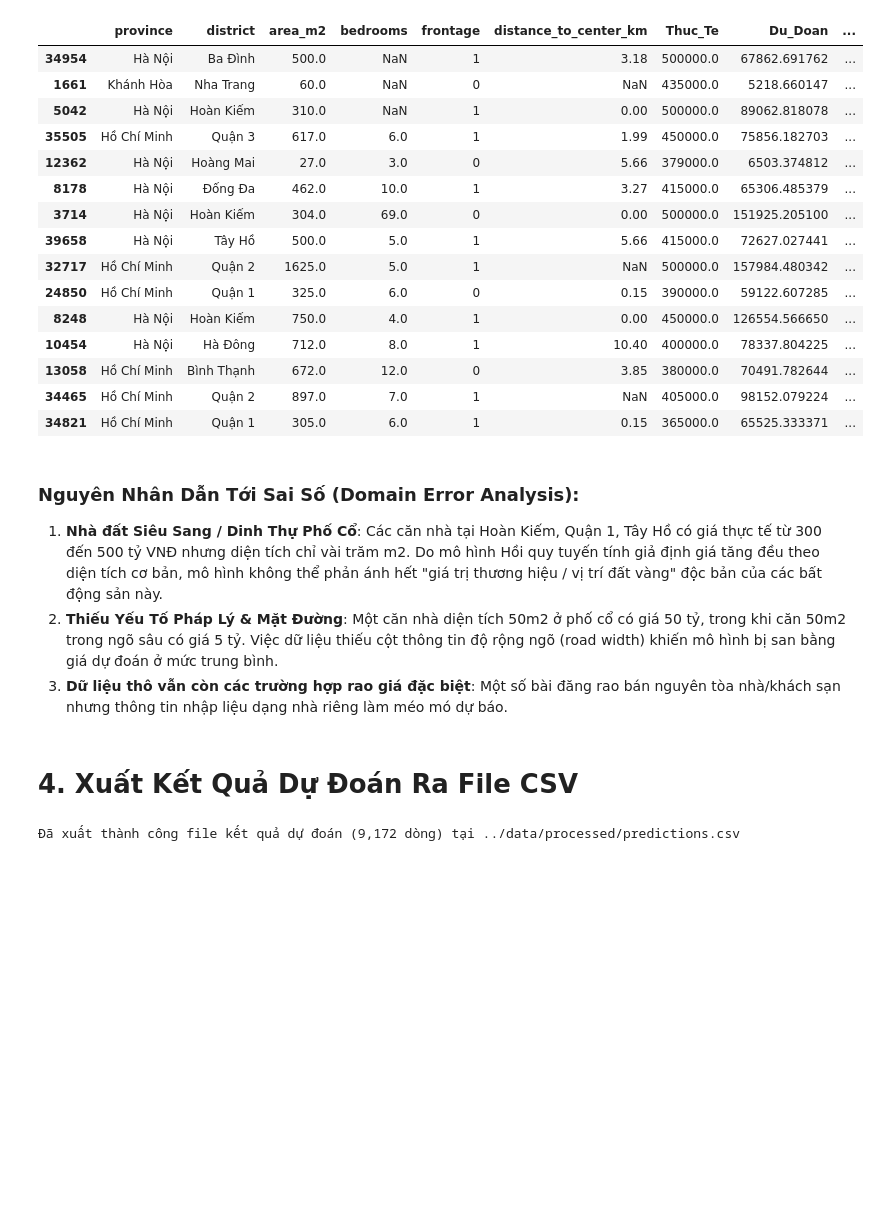
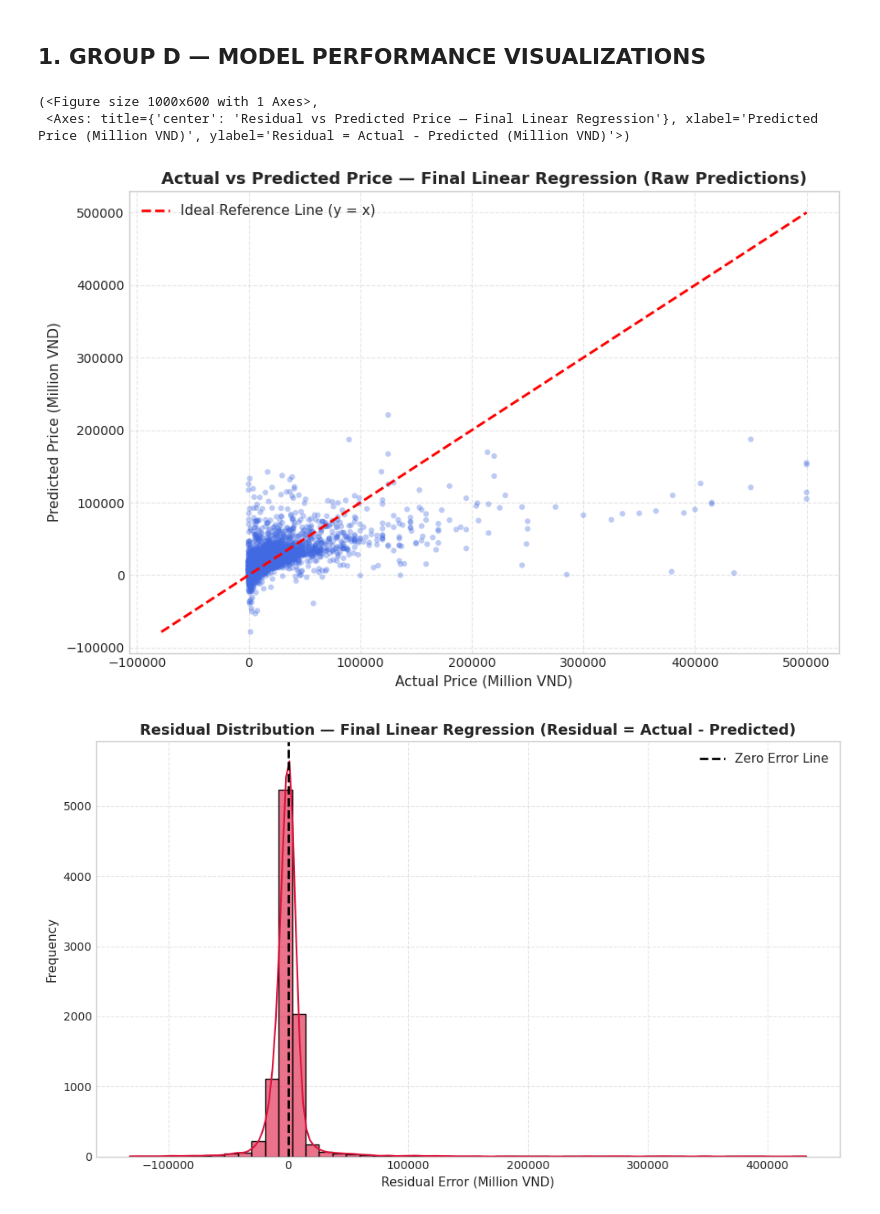
Before and after one commit to LMLTech/bds-price-prediction, a Jupyter notebook: notebooks/06_evaluation.ipynb, the cells around one changed output. Saved outputs shown, nothing was run; the diff lists cells and outputs as text; code cells hidden in the pictures; blank space fills up the shorter version.

```diff
--- a/notebooks/06_evaluation.ipynb
+++ b/notebooks/06_evaluation.ipynb
@@ -92,35 +45,16 @@ plt.show()
-# %%
-top_errs = get_top_prediction_errors(X_test, y_test, y_pred, top_n=15)
-display(top_errs[['province', 'district', 'area_m2', 'bedrooms', 'frontage', 'distance_to_center_km', 'Thuc_Te', 'Du_Doan', 'Sai_So_Tuyet_Doi']])
-# %% [output]
-|  | province | district | area_m2 | bedrooms | frontage | distance_to_center_km | Thuc_Te | Du_Doan | ... |
-| 34954 | Hà Nội | Ba Đình | 500.0 | NaN | 1 | 3.18 | 500000.0 | 67862.691762 | ... |
-| 1661 | Khánh Hòa | Nha Trang | 60.0 | NaN | 0 | NaN | 435000.0 | 5218.660147 | ... |
-| 5042 | Hà Nội | Hoàn Kiếm | 310.0 | NaN | 1 | 0.00 | 500000.0 | 89062.818078 | ... |
-| 35505 | Hồ Chí Minh | Quận 3 | 617.0 | 6.0 | 1 | 1.99 | 450000.0 | 75856.182703 | ... |
-| 12362 | Hà Nội | Hoàng Mai | 27.0 | 3.0 | 0 | 5.66 | 379000.0 | 6503.374812 | ... |
-| 8178 | Hà Nội | Đống Đa | 462.0 | 10.0 | 1 | 3.27 | 415000.0 | 65306.485379 | ... |
-| 3714 | Hà Nội | Hoàn Kiếm | 304.0 | 69.0 | 0 | 0.00 | 500000.0 | 151925.205100 | ... |
-| 39658 | Hà Nội | Tây Hồ | 500.0 | 5.0 | 1 | 5.66 | 415000.0 | 72627.027441 | ... |
-| 32717 | Hồ Chí Minh | Quận 2 | 1625.0 | 5.0 | 1 | NaN | 500000.0 | 157984.480342 | ... |
-| 24850 | Hồ Chí Minh | Quận 1 | 325.0 | 6.0 | 0 | 0.15 | 390000.0 | 59122.607285 | ... |
-| 8248 | Hà Nội | Hoàn Kiếm | 750.0 | 4.0 | 1 | 0.00 | 450000.0 | 126554.566650 | ... |
-| 10454 | Hà Nội | Hà Đông | 712.0 | 8.0 | 1 | 10.40 | 400000.0 | 78337.804225 | ... |
-| 13058 | Hồ Chí Minh | Bình Thạnh | 672.0 | 12.0 | 0 | 3.85 | 380000.0 | 70491.782644 | ... |
-| 34465 | Hồ Chí Minh | Quận 2 | 897.0 | 7.0 | 1 | NaN | 405000.0 | 98152.079224 | ... |
-| 34821 | Hồ Chí Minh | Quận 1 | 305.0 | 6.0 | 1 | 0.15 | 365000.0 | 65525.333371 | ... |
-# %% [markdown]
-### Nguyên Nhân Dẫn Tới Sai Số (Domain Error Analysis):
-1. **Nhà đất Siêu Sang / Dinh Thự Phố Cổ**: Các căn nhà tại Hoàn Kiếm, Quận 1, Tây Hồ có giá thực tế từ 300 đến 500 tỷ VNĐ nhưng diện tích chỉ vài trăm m2. Do mô hình Hồi quy tuyến tính giả định giá tăng đều theo diện tích cơ bản, mô hình không thể phản ánh hết "giá trị thương hiệu / vị trí đất vàng" độc bản của các bất động sản này.
-2. **Thiếu Yếu Tố Pháp Lý & Mặt Đường**: Một căn nhà diện tích 50m2 ở phố cổ có giá 50 tỷ, trong khi căn 50m2 trong ngõ sâu có giá 5 tỷ. Việc dữ liệu thiếu cột thông tin độ rộng ngõ (road width) khiến mô hình bị san bằng giá dự đoán ở mức trung bình.
-3. **Dữ liệu thô vẫn còn các trường hợp rao giá đặc biệt**: Một số bài đăng rao bán nguyên tòa nhà/khách sạn nhưng thông tin nhập liệu dạng nhà riêng làm méo mó dự báo.
-# %% [markdown]
-# 4. Xuất Kết Quả Dự Đoán Ra File CSV
-# %%
-output_pred = pd.DataFrame({'Thuc_Te': y_test, 'Du_Doan': y_pred})
-pred_path = '../data/processed/predictions.csv'
-os.makedirs('../data/processed', exist_ok=True)
-output_pred.to_csv(pred_path, index=False)
-print(f"Đã xuất thành công file kết quả dự đoán ({output_pred.shape[0]:,} dòng) tại {pred_path}")
-# %% [output]
-Đã xuất thành công file kết quả dự đoán (9,172 dòng) tại ../data/processed/predictions.csv
+# %% [markdown]
+## 1. GROUP D — MODEL PERFORMANCE VISUALIZATIONS
+# %%
+# Figure 10: Actual vs Predicted Price (Raw Predictions)
+plot_actual_vs_predicted(y_test, y_pred_raw, save_path='../reports/figures/10_actual_vs_predicted.png', show=True)
+
+# Figure 11: Residual Distribution (Actual - Predicted)
+plot_residual_distribution(y_test, y_pred_raw, save_path='../reports/figures/11_residual_distribution.png', show=True)
+
+# Figure 12: Residual vs Predicted Plot
+plot_residual_vs_predicted(y_test, y_pred_raw, save_path='../reports/figures/12_residual_vs_predicted.png', show=True)
+# %% [output]
+(<Figure size 1000x600 with 1 Axes>,
+ <Axes: title={'center': 'Residual vs Predicted Price — Final Linear Regression'}, xlabel='Predicted Price (Million VND)', ylabel='Residual = Actual - Predicted (Million VND)'>)
+[figure, added]
+[figure, added]
```
Also changed, not shown: parts of 12 cells of this notebook, 23 other files.
